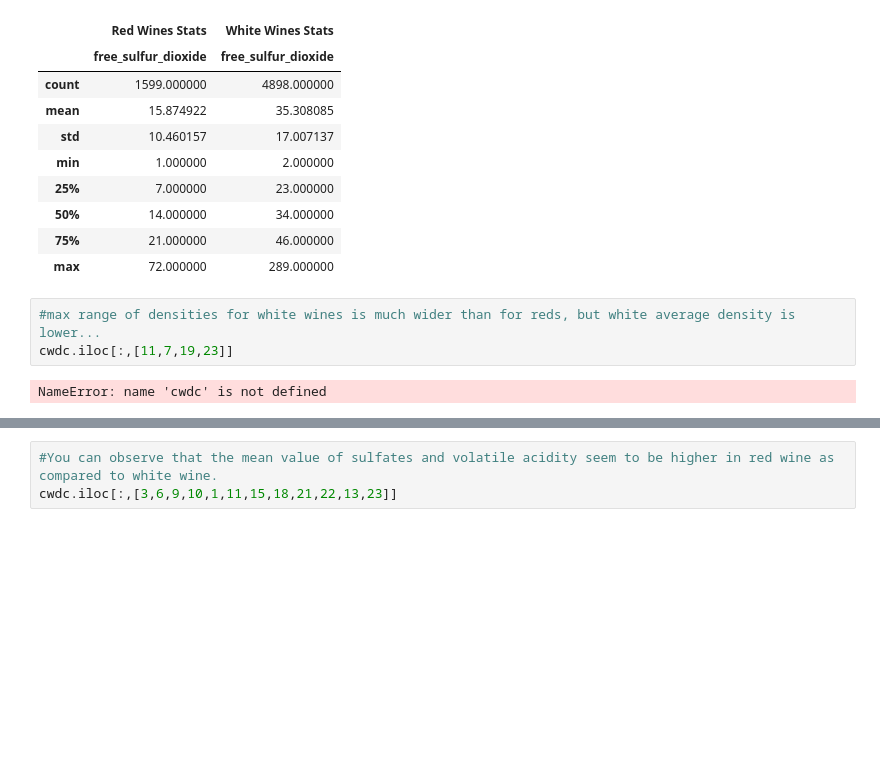
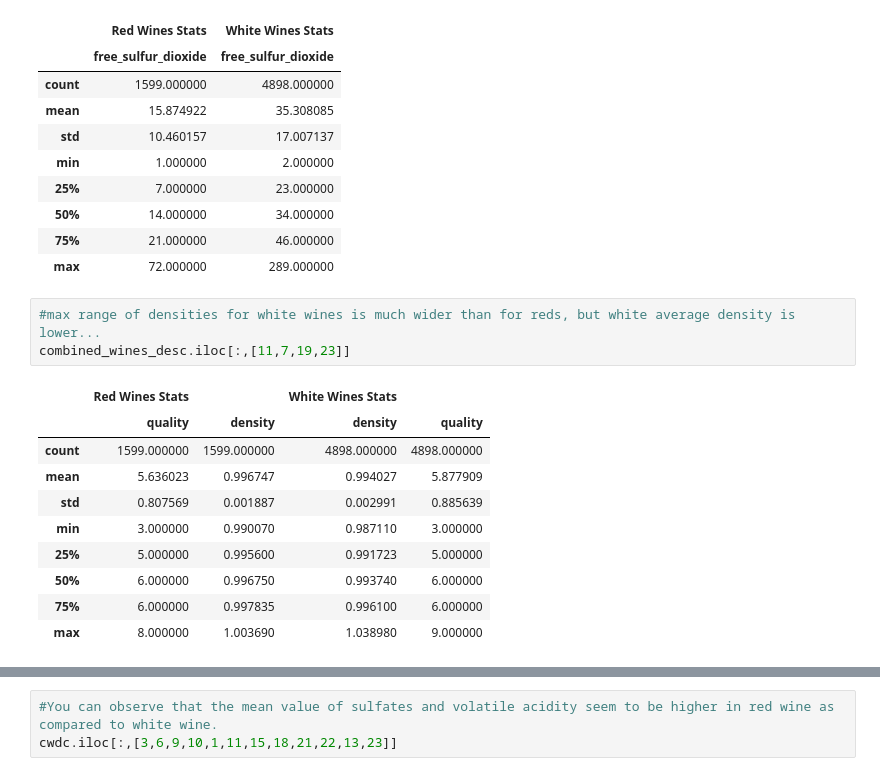
Before and after one commit to cdb8675309/Sprint-1-Nicer, a Jupyter notebook: P2_Sprint1_nicer.ipynb, the cells around one changed output, grey strips where cells are left out. Saved outputs shown, nothing was run; the diff lists cells and outputs as text; blank space fills up the shorter version.

```diff
--- a/P2_Sprint1_nicer.ipynb
+++ b/P2_Sprint1_nicer.ipynb
@@ -158,8 +165,17 @@ combined_wines_desc.iloc[:,[5, 17]]
 | max | 72.000000 | 289.000000 |
 # %%
 #max range of densities for white wines is much wider than for reds, but white average density is lower...
-cwdc.iloc[:,[11,7,19,23]]
+combined_wines_desc.iloc[:,[11,7,19,23]]
 # %% [output]
-NameError: name 'cwdc' is not defined
+|  | Red Wines Stats |  | White Wines Stats |  |
+|  | quality | density | density | quality |
+| count | 1599.000000 | 1599.000000 | 4898.000000 | 4898.000000 |
+| mean | 5.636023 | 0.996747 | 0.994027 | 5.877909 |
+| std | 0.807569 | 0.001887 | 0.002991 | 0.885639 |
+| min | 3.000000 | 0.990070 | 0.987110 | 3.000000 |
+| 25% | 5.000000 | 0.995600 | 0.991723 | 5.000000 |
+| 50% | 6.000000 | 0.996750 | 0.993740 | 6.000000 |
+| 75% | 6.000000 | 0.997835 | 0.996100 | 6.000000 |
+| max | 8.000000 | 1.003690 | 1.038980 | 9.000000 |
 # %%
 #white wines have higher average and max citric acid, but that may be an outlier's fault
```
Also changed, not shown: parts of 8 cells of this notebook.
